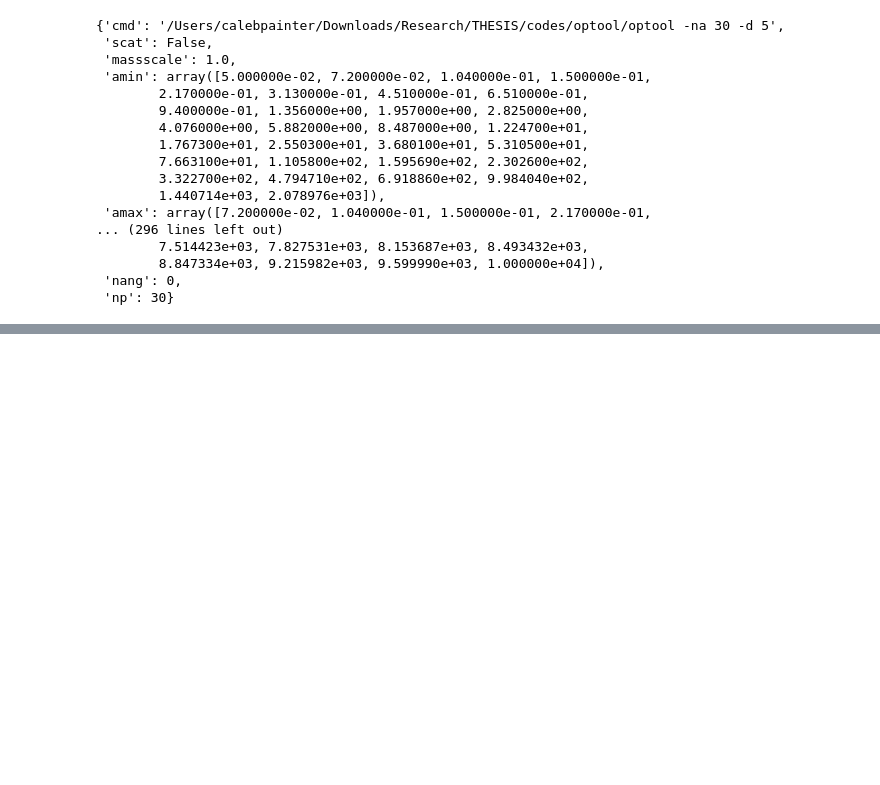
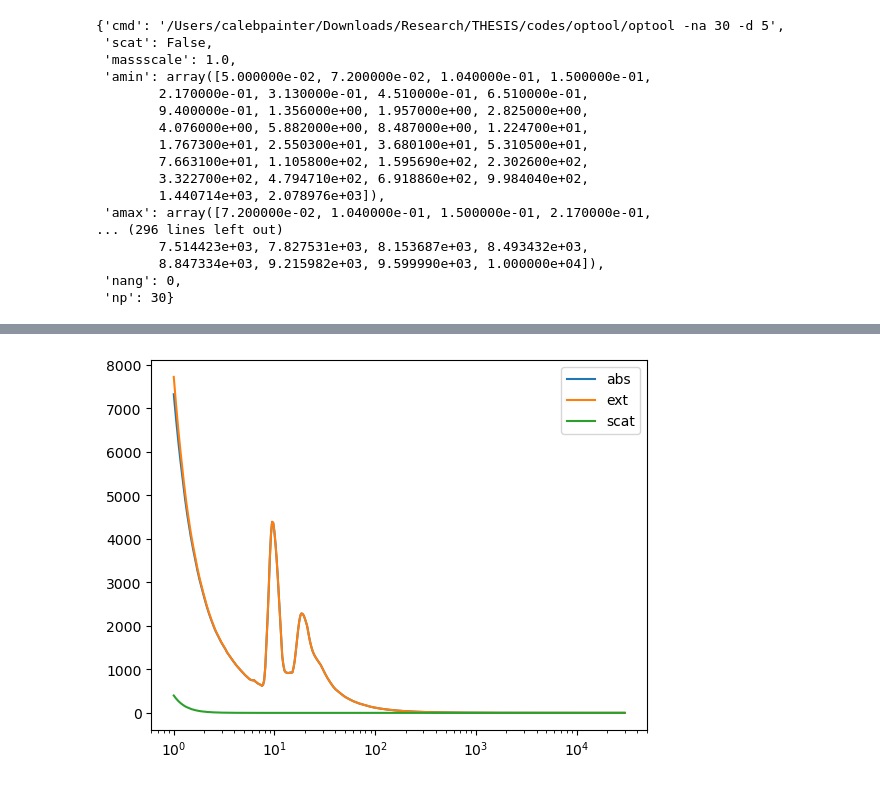
Before and after one commit to QuickPainter/DiskDust, a Jupyter notebook: codes/optool_testing.ipynb, the cells around one changed output, grey strips where cells are left out. Saved outputs shown, nothing was run; the diff lists cells and outputs as text; code cells hidden in the pictures; blank space fills up the shorter version.

```diff
--- a/codes/optool_testing.ipynb
+++ b/codes/optool_testing.ipynb
@@ -68,0 +132,8 @@ plt.xscale('log')
+# %%
+plt.plot(p.__dict__['lam'], p.__dict__['kabs'][0], label='abs')
+plt.plot(p.__dict__['lam'], p.__dict__['kext'][0], label='ext')
+plt.plot(p.__dict__['lam'], p.__dict__['ksca'][0], label='scat')
+plt.legend()
+plt.xscale('log')
+# %% [output]
+[figure, added]
```
Also changed, not shown: parts of 6 cells of this notebook, 39 other files.
